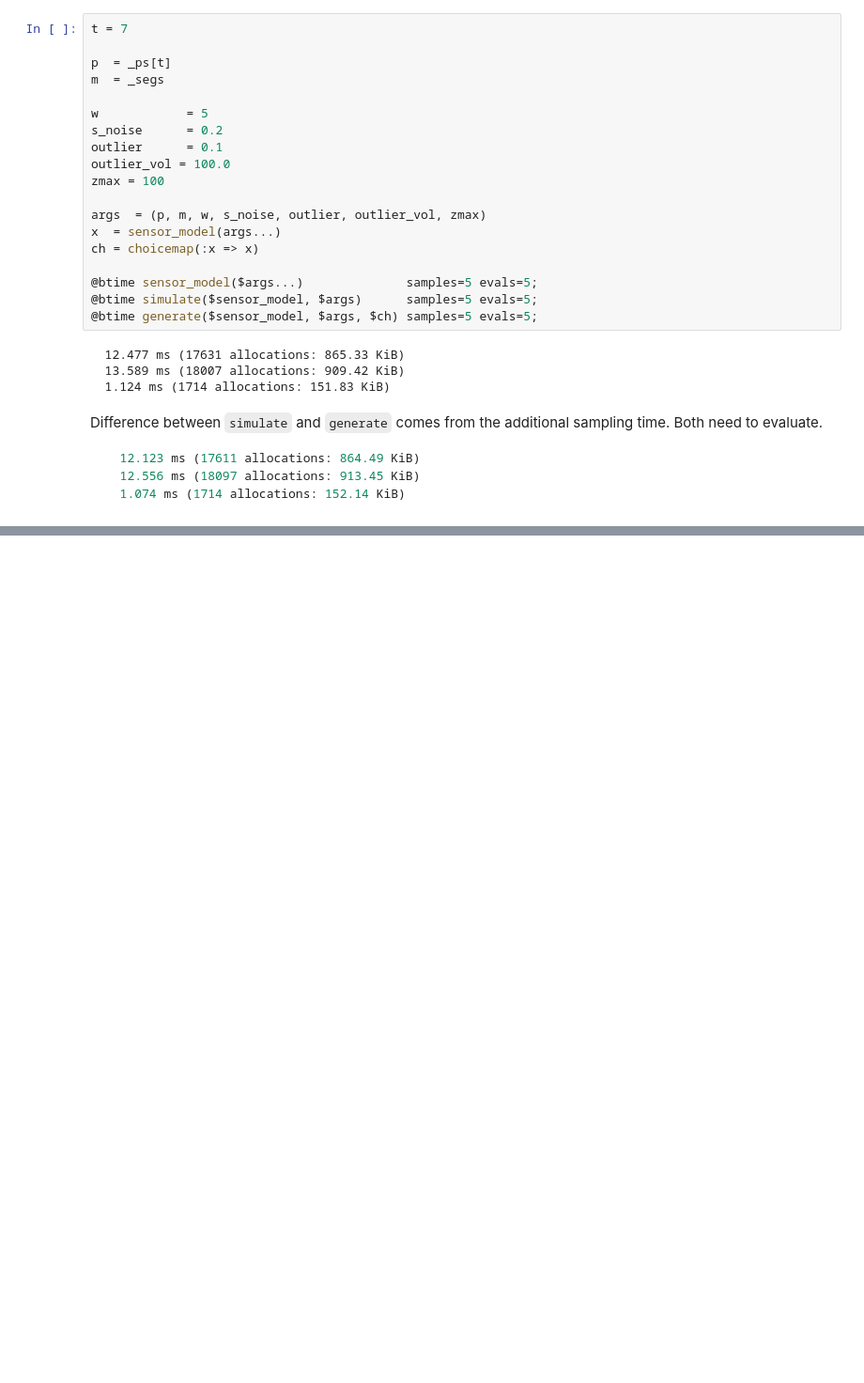
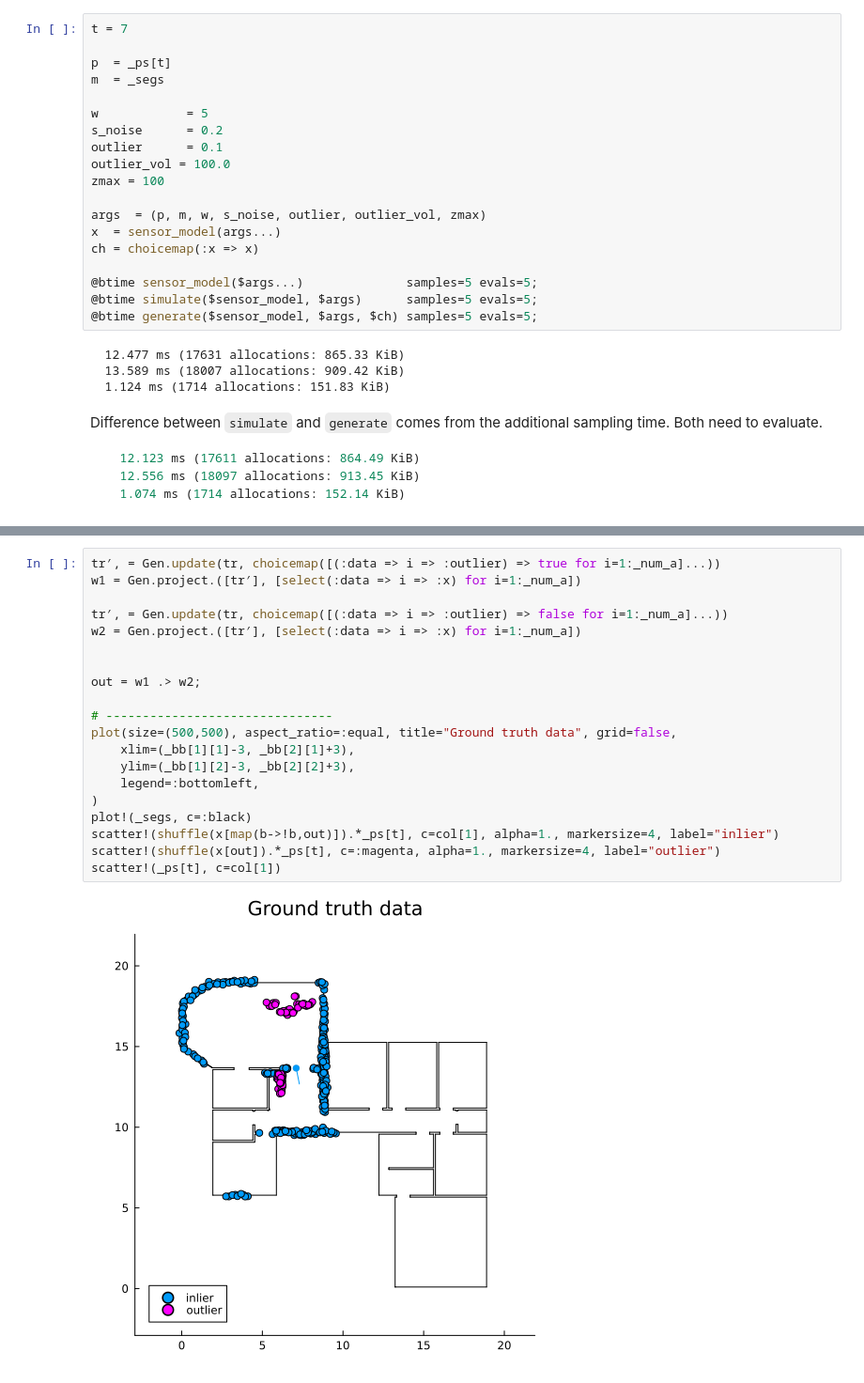
Before and after one commit to mirkoklukas/probabilistic-slam-in-gen, a Jupyter notebook: notebooks/v2/51 - Localization Tutorial - Part 1.ipynb, the cells around one changed output, grey strips where cells are left out. Shown at 94% size. Drawn from its saved outputs; the diff is of its cells as text; blank space fills up the shorter version.

```diff
--- a/notebooks/v2/51 - Localization Tutorial - Part 1.ipynb
+++ b/notebooks/v2/51 - Localization Tutorial - Part 1.ipynb
@@ -699,0 +713,22 @@ scatter!(_ps[t], c=col[1])
+# %%
+tr′, = Gen.update(tr, choicemap([(:data => i => :outlier) => true for i=1:_num_a]...))
+w1 = Gen.project.([tr′], [select(:data => i => :x) for i=1:_num_a])
+
+tr′, = Gen.update(tr, choicemap([(:data => i => :outlier) => false for i=1:_num_a]...))
+w2 = Gen.project.([tr′], [select(:data => i => :x) for i=1:_num_a])
+
+
+out = w1 .> w2;
+
+# -------------------------------
+plot(size=(500,500), aspect_ratio=:equal, title="Ground truth data", grid=false,
+    xlim=(_bb[1][1]-3, _bb[2][1]+3),
+    ylim=(_bb[1][2]-3, _bb[2][2]+3),
+    legend=:bottomleft,
+)
+plot!(_segs, c=:black)
+scatter!(shuffle(x[map(b->!b,out)]).*_ps[t], c=col[1], alpha=1., markersize=4, label="inlier")
+scatter!(shuffle(x[out]).*_ps[t], c=:magenta, alpha=1., markersize=4, label="outlier")
+scatter!(_ps[t], c=col[1])
+# %% [output]
+[figure, added]
```
Also changed, not shown: parts of 43 cells of this notebook, 2 other files.
